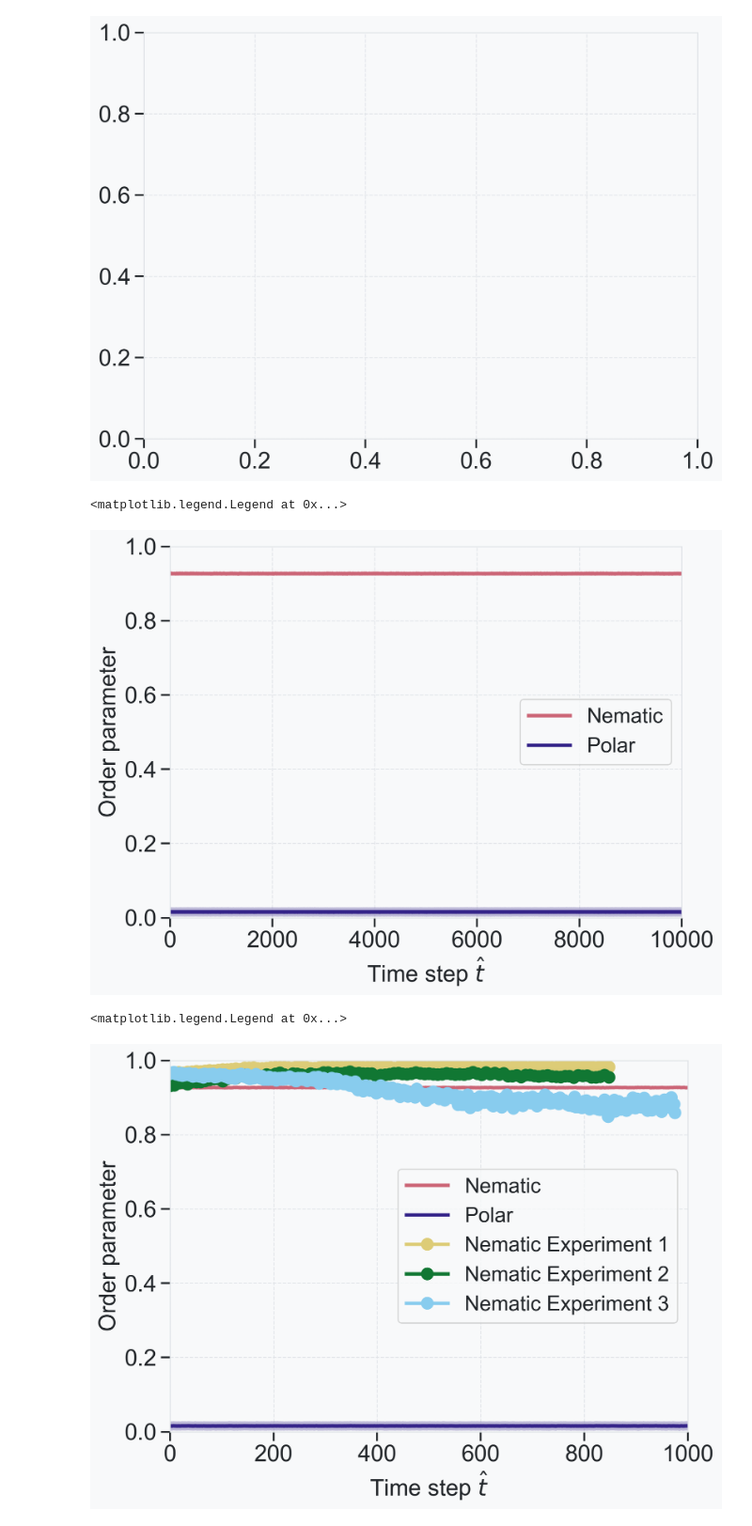
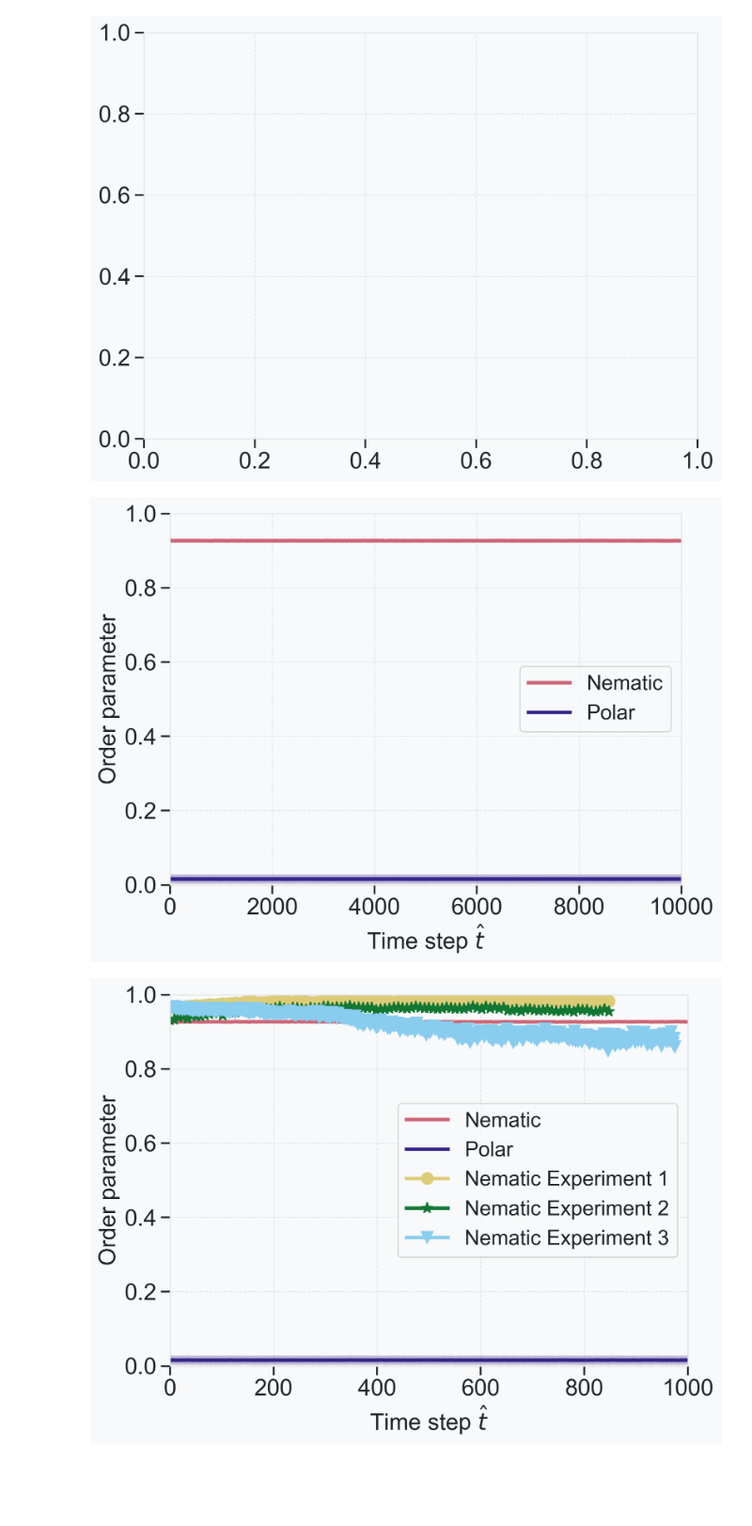
Before and after one commit to wppppupr/MTCargoSim, a Jupyter notebook: analysis/graph/order.ipynb, the cells around one changed output. Shown at 94% size. Drawn from its saved outputs; the diff is of its cells as text; code cells hidden in the pictures; blank space fills up the shorter version.

```diff
--- a/analysis/graph/order.ipynb
+++ b/analysis/graph/order.ipynb
@@ -57,37 +57,43 @@ ax.fill_between(np.arange(P.shape[1]), np.mean(P, axis=0) - np.std(P, axis=0), n
 ax.set(xlabel='Time step $\hat{t}$', ylabel='Order parameter', xlim = (0, 1e4), ylim = (0, 1))
 ax.legend()
 
-#fig.savefig("analysis/data")
+cd=os.getcwd()
+
+fig.savefig(f"{cd}/figure/order_parameter.png", bbox_inches='tight')
+fig.savefig(f"{cd}/figure/order_parameter.pdf", bbox_inches='tight')
 # %% [output]
-<matplotlib.legend.Legend at 0x...>
 [figure]
 # %%
 path = '/Volumes/My Passport/Sasaki/MTsingleBeads/20241114/T2_4uM_mc03_zarr/order_parameter.zarr'
 path2 = '/Volumes/My Passport/Sasaki/MTsingleBeads/20241114/T2_4uM_mc03_beads_zarr/order_parameter.zarr'
 path3 = '/Volumes/My Passport/Sasaki/MTsingleBeads/20260107/MTs_order_parameter.zarr'
 
 tau = 1.18
 
 data = zarr.open_array(path, mode='r')
 S_exp = data[:]
 data2 = zarr.open_array(path2, mode='r')
 S_exp2 = data2[:]
 data3 = zarr.open_array(path3, mode='r')
 S_exp3 = data3[:]
 fig, ax = plt.subplots()
 
 ax.plot(np.arange(S.shape[1]), np.mean(S, axis=0), label = 'Nematic')
 ax.fill_between(np.arange(S.shape[1]), np.mean(S, axis=0) - np.std(S, axis=0), np.mean(S, axis=0) + np.std(S, axis=0), alpha=0.3)
 
 ax.plot(np.arange(P.shape[1]), np.mean(P, axis=0), label='Polar')
 ax.fill_between(np.arange(P.shape[1]), np.mean(P, axis=0) - np.std(P, axis=0), np.mean(P, axis=0) + np.std(P, axis=0), alpha=0.3)
 
 ax.plot(S_exp[0, :]/tau, S_exp[1, :], label='Nematic Experiment 1', linestyle=None, marker='o')
-ax.plot(S_exp2[0, :]/tau, S_exp2[1, :], label='Nematic Experiment 2', linestyle=None, marker='o')
-ax.plot(S_exp3[0, :]/tau, S_exp3[1, :], label='Nematic Experiment 3', linestyle=None, marker='o')
+ax.plot(S_exp2[0, :]/tau, S_exp2[1, :], label='Nematic Experiment 2', linestyle=None, marker='*')
+ax.plot(S_exp3[0, :]/tau, S_exp3[1, :], label='Nematic Experiment 3', linestyle=None, marker='v')
 
 ax.set(xlabel='Time step $\hat{t}$', ylabel='Order parameter', xlim = (0, 1e3), ylim = (0, 1))
 ax.legend()
+
+cd=os.getcwd()
+
+fig.savefig(f"{cd}/figure/order_parameter_exp.png", bbox_inches='tight')
+fig.savefig(f"{cd}/figure/order_parameter_exp.pdf", bbox_inches='tight')
 # %% [output]
-<matplotlib.legend.Legend at 0x...>
-[figure, old version]
+[figure, new version]
```
Also changed, not shown: 7 other files.
